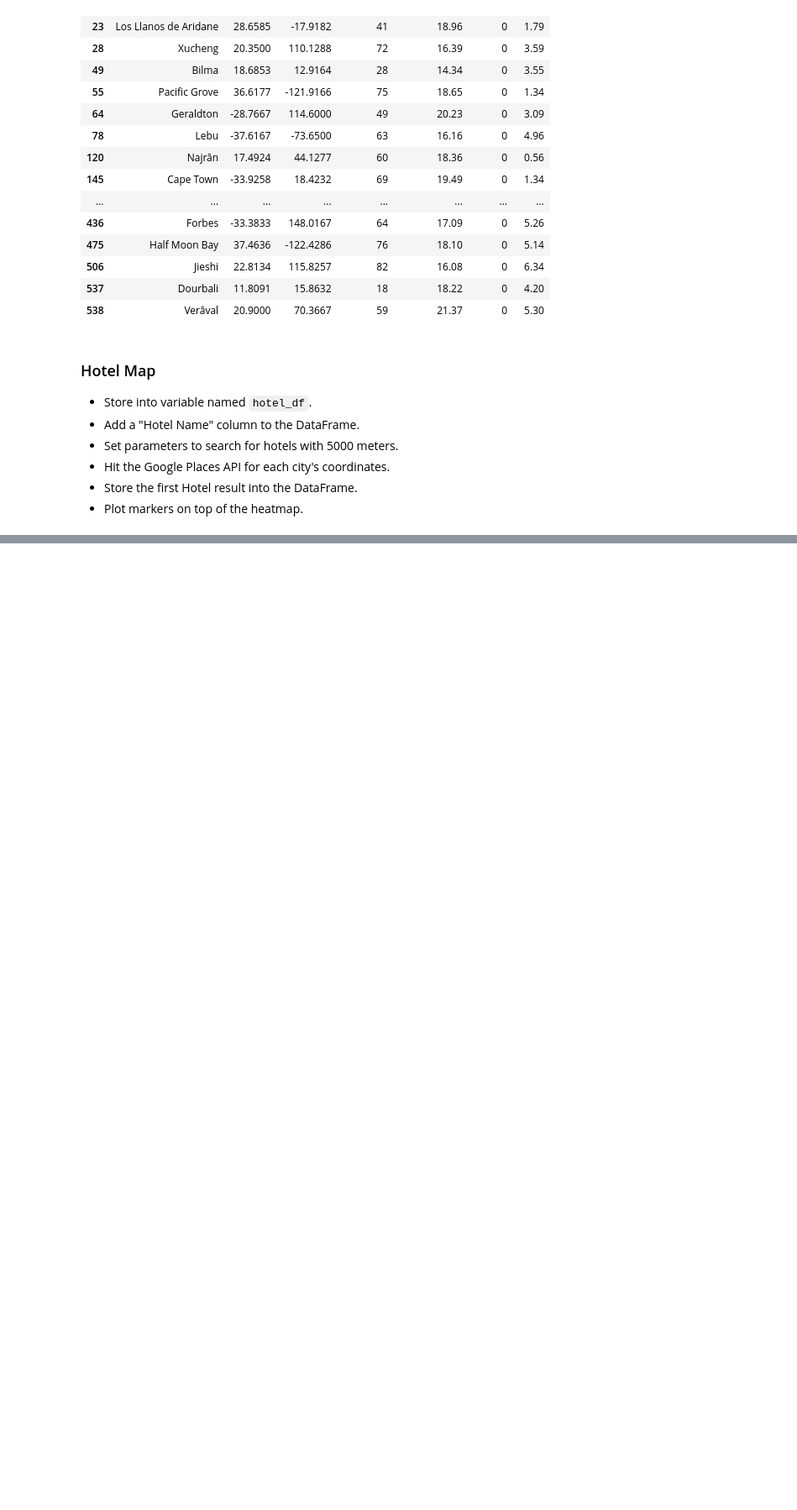
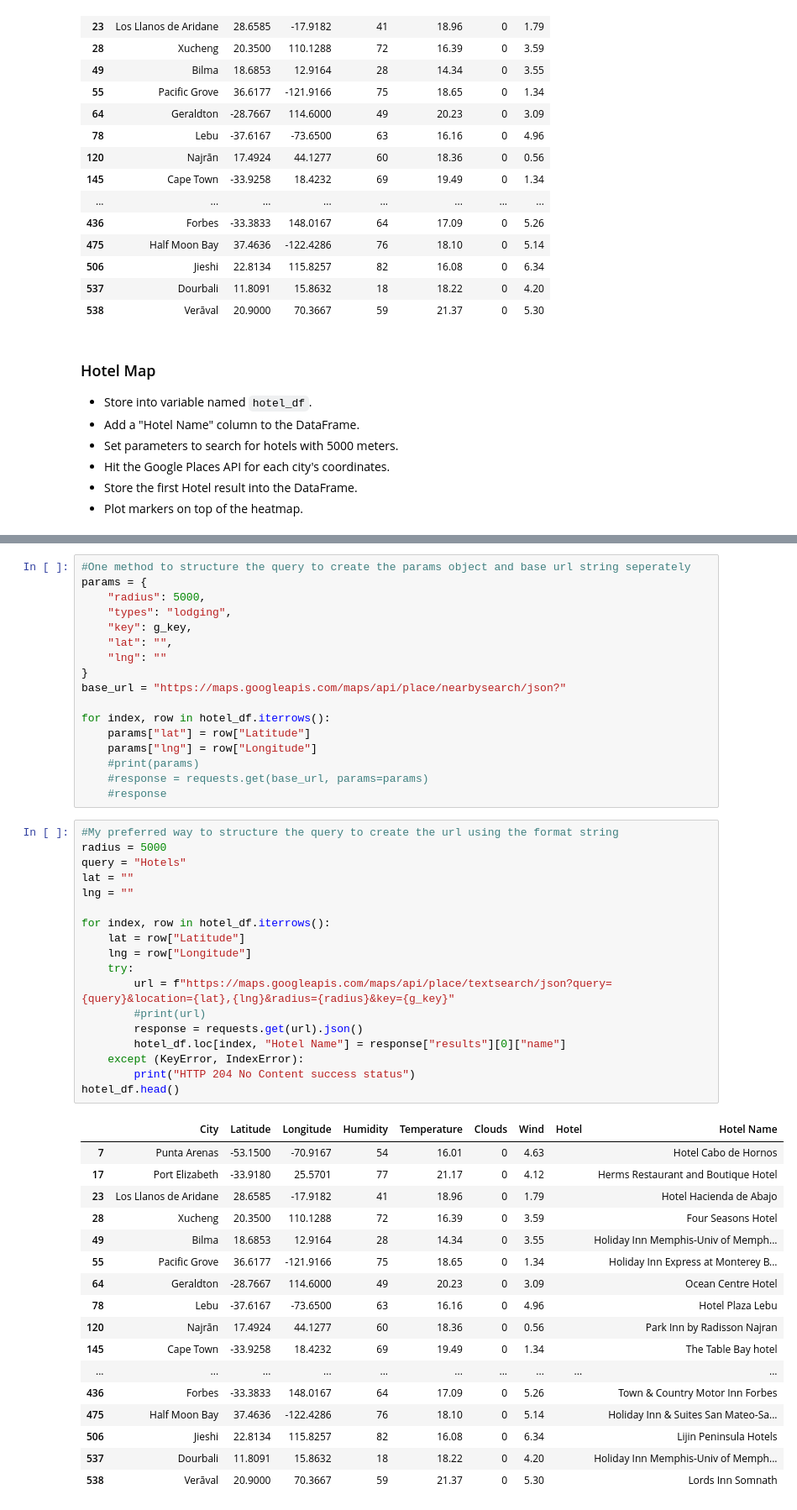
Before and after one commit to ToniEdwards/python-api-challenge, a Jupyter notebook: WeatherPy/VacationPy.ipynb, the cells around one changed output, grey strips where cells are left out. Shown: that part at 84% size. Saved outputs shown, nothing was run; the diff lists cells and outputs as text; blank space fills up the shorter version.

```diff
--- a/WeatherPy/VacationPy.ipynb
+++ b/WeatherPy/VacationPy.ipynb
@@ -108,3 +113,56 @@ response = requests.get(query)
+# %%
+#One method to structure the query to create the params object and base url string seperately
+params = {
+    "radius": 5000,
+    "types": "lodging",
+    "key": g_key,
+    "lat": "",
+    "lng": ""
+}
+base_url = "https://maps.googleapis.com/maps/api/place/nearbysearch/json?"
+
+for index, row in hotel_df.iterrows():
+    params["lat"] = row["Latitude"]
+    params["lng"] = row["Longitude"]
+    #print(params)
+    #response = requests.get(base_url, params=params)
+    #response
+# %%
+#My preferred way to structure the query to create the url using the format string
+radius = 5000
+query = "Hotels"
+lat = ""
+lng = ""
+
+for index, row in hotel_df.iterrows():
+    lat = row["Latitude"]
+    lng = row["Longitude"]
+    try:
+        url = f"https://maps.googleapis.com/maps/api/place/textsearch/json?query={query}&location={lat},{lng}&radius={radius}&key={g_key}"
+        #print(url)
+        response = requests.get(url).json()
+        hotel_df.loc[index, "Hotel Name"] = response["results"][0]["name"]
+    except (KeyError, IndexError):
+        print("HTTP 204 No Content success status")
+hotel_df.head()
+# %% [output]
+|  | City | Latitude | Longitude | Humidity | Temperature | Clouds | Wind | Hotel | Hotel Name |
+| 7 | Punta Arenas | -53.1500 | -70.9167 | 54 | 16.01 | 0 | 4.63 |  | Hotel Cabo de Hornos |
+| 17 | Port Elizabeth | -33.9180 | 25.5701 | 77 | 21.17 | 0 | 4.12 |  | Herms Restaurant and Boutique Hotel |
+| 23 | Los Llanos de Aridane | 28.6585 | -17.9182 | 41 | 18.96 | 0 | 1.79 |  | Hotel Hacienda de Abajo |
+| 28 | Xucheng | 20.3500 | 110.1288 | 72 | 16.39 | 0 | 3.59 |  | Four Seasons Hotel |
+| 49 | Bilma | 18.6853 | 12.9164 | 28 | 14.34 | 0 | 3.55 |  | Holiday Inn Memphis-Univ of Memph... |
+| 55 | Pacific Grove | 36.6177 | -121.9166 | 75 | 18.65 | 0 | 1.34 |  | Holiday Inn Express at Monterey B... |
+| 64 | Geraldton | -28.7667 | 114.6000 | 49 | 20.23 | 0 | 3.09 |  | Ocean Centre Hotel |
+| 78 | Lebu | -37.6167 | -73.6500 | 63 | 16.16 | 0 | 4.96 |  | Hotel Plaza Lebu |
+| 120 | Najrān | 17.4924 | 44.1277 | 60 | 18.36 | 0 | 0.56 |  | Park Inn by Radisson Najran |
+| 145 | Cape Town | -33.9258 | 18.4232 | 69 | 19.49 | 0 | 1.34 |  | The Table Bay hotel |
+| ... | ... | ... | ... | ... | ... | ... | ... | ... | ... |
+| 436 | Forbes | -33.3833 | 148.0167 | 64 | 17.09 | 0 | 5.26 |  | Town & Country Motor Inn Forbes |
+| 475 | Half Moon Bay | 37.4636 | -122.4286 | 76 | 18.10 | 0 | 5.14 |  | Holiday Inn & Suites San Mateo-Sa... |
+| 506 | Jieshi | 22.8134 | 115.8257 | 82 | 16.08 | 0 | 6.34 |  | Lijin Peninsula Hotels |
+| 537 | Dourbali | 11.8091 | 15.8632 | 18 | 18.22 | 0 | 4.20 |  | Holiday Inn Memphis-Univ of Memph... |
+| 538 | Verāval | 20.9000 | 70.3667 | 59 | 21.37 | 0 | 5.30 |  | Lords Inn Somnath |
 # %%
 # NOTE: Do not change any of the code in this cell
 
```
Also changed, not shown: parts of 12 cells of this notebook.
